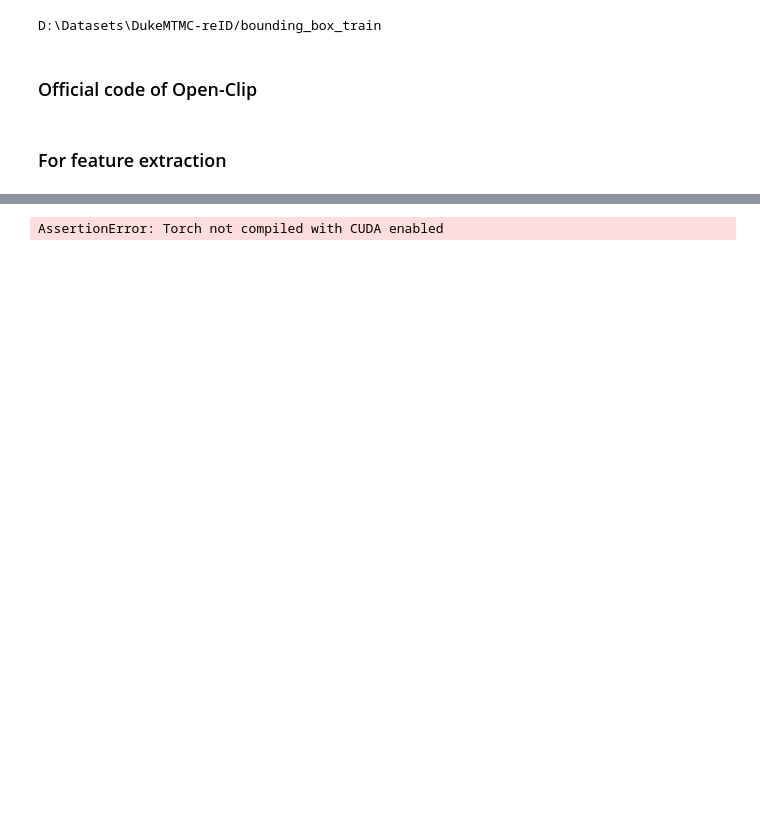
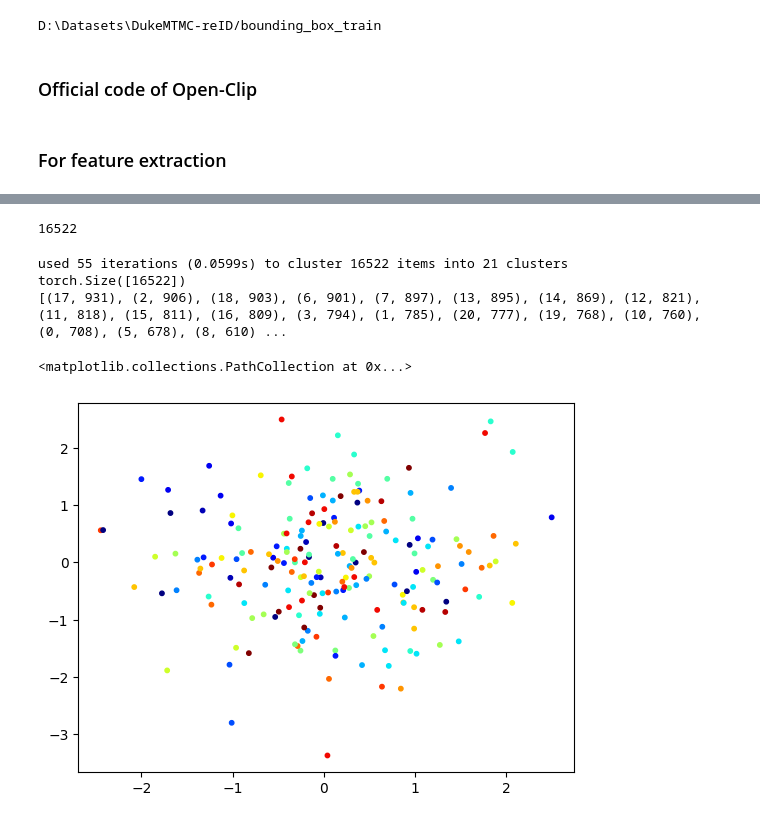
Before and after one commit to Anonymous-Sup/CVAE, a Jupyter notebook: prepare_data/prepare.ipynb, the cells around one changed output, grey strips where cells are left out. Cells and saved outputs as stored; diff of their text form; code cells hidden in the pictures; blank space fills up the shorter version.

Commit message:
kmeans

```diff
--- a/prepare_data/prepare.ipynb
+++ b/prepare_data/prepare.ipynb
@@ -141,9 +177,28 @@ NameError: name 'preprocess' is not defined
+# %%
+print(len(images_feature))
+# %% [output]
+16522
 # %%
-from fast_pytorch_kmeans import KMeans
+from fast_pytorch_kmeans import KMeans, MultiKMeans
+from collections import Counter
 import torch
 
-kmeans = KMeans(n_clusters=8, mode='euclidean', verbose=1)
-x = torch.randn(100000, 64, device='cuda')
+kmeans = KMeans(n_clusters=21, mode='euclidean', verbose=1)
+x = torch.randn(16522, 512, device='cuda')
 labels = kmeans.fit_predict(x)
+
+print(labels.shape)
+# count the number of samples in each cluster, with sorted order
+print(Counter(labels.cpu().numpy()).most_common())
 # %% [output]
-AssertionError: Torch not compiled with CUDA enabled
+used 55 iterations (0.0599s) to cluster 16522 items into 21 clusters
+torch.Size([16522])
+[(17, 931), (2, 906), (18, 903), (6, 901), (7, 897), (13, 895), (14, 869), (12, 821), (11, 818), (15, 811), (16, 809), (3, 794), (1, 785), (20, 777), (19, 768), (10, 760), (0, 708), (5, 678), (8, 610) ...
+# %%
+import matplotlib.pyplot as plt
+
+data = x.cpu().numpy()
+plt.scatter(data[:200, 0], data[:200, 1], c=labels[:200], s=10, cmap="jet")
+# %% [output]
+<matplotlib.collections.PathCollection at 0x...>
+[figure, added]
```
Also changed, not shown: parts of 4 cells of this notebook, 2 other files.
